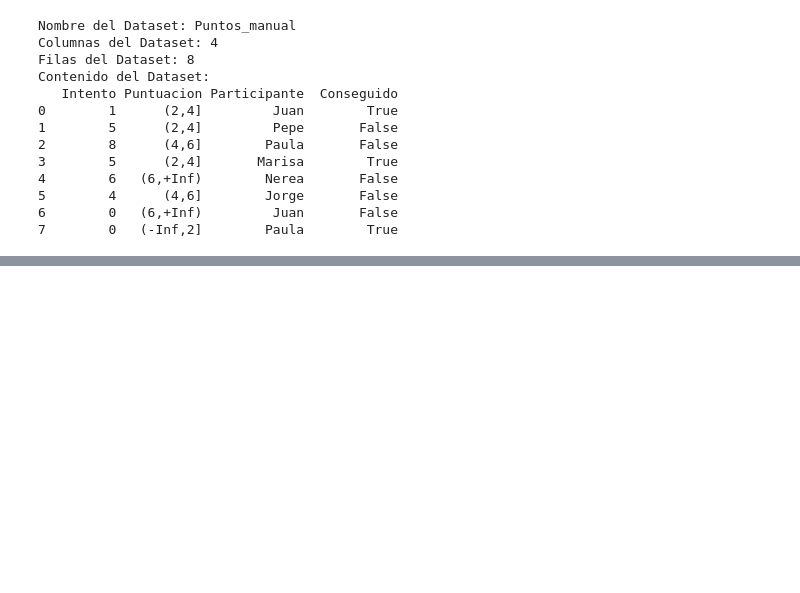
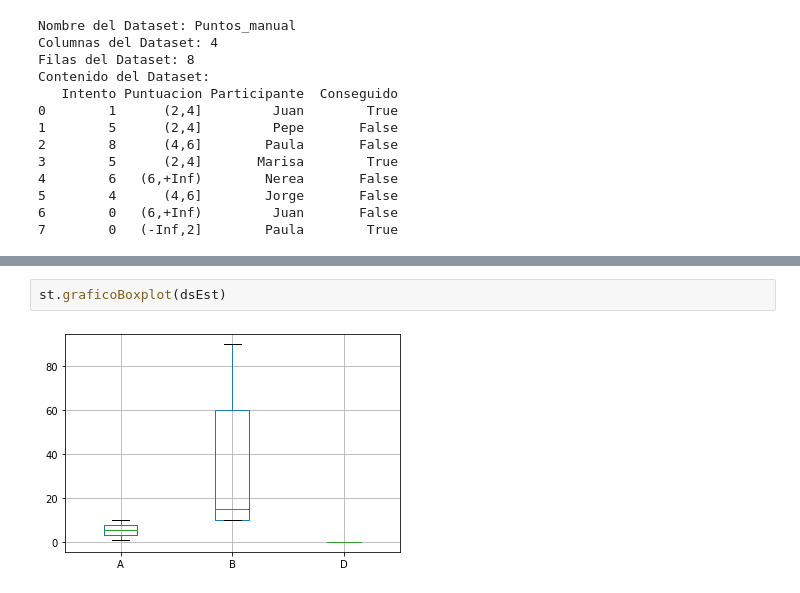
Before and after one commit to ErikAngulo/smepy, a Jupyter notebook: docs/Tutorial_smpey.ipynb, the cells around one changed output, grey strips where cells are left out. Drawn from its saved outputs; the diff is of its cells as text; blank space fills up the shorter version.

Commit message:
Add entropy, infmut, var, corr, boxplot

```diff
--- a/docs/Tutorial_smpey.ipynb
+++ b/docs/Tutorial_smpey.ipynb
@@ -250,0 +289,4 @@ Contenido del Dataset:
+# %%
+st.graficoBoxplot(dsEst)
+# %% [output]
+[figure, added]
```
Also changed, not shown: parts of 13 cells of this notebook, 3 other files.
